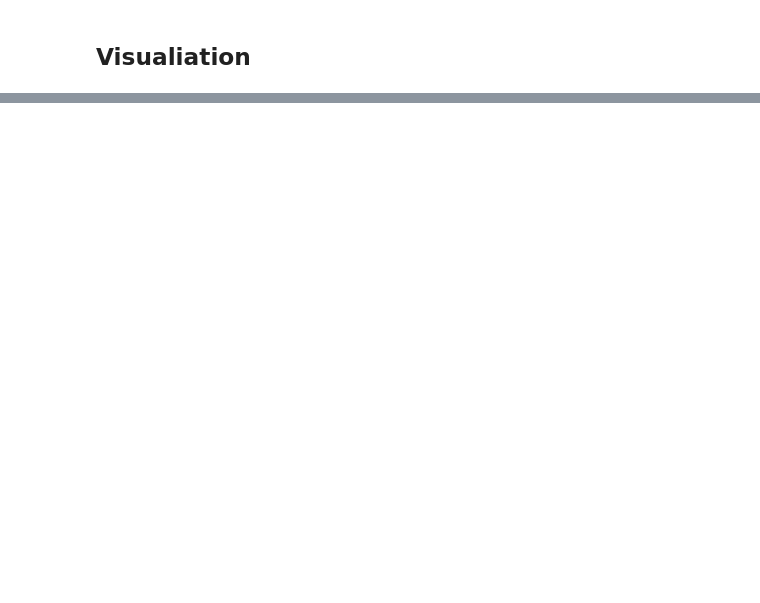
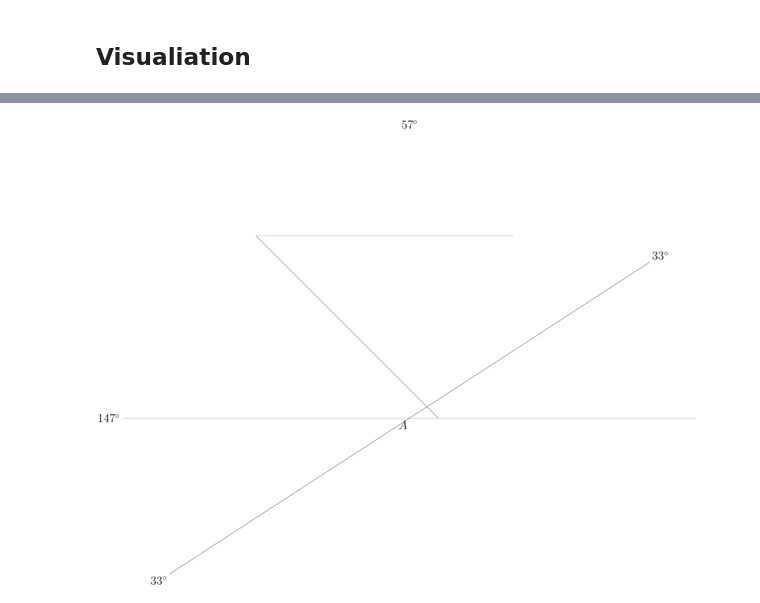
Before and after one commit to tiviluson/Math-tutor-VAS, a Jupyter notebook: backend/api/asymptote/viztool.ipynb, the cells around one changed output, grey strips where cells are left out. Cells and saved outputs as stored; diff of their text form; code cells hidden in the pictures; blank space fills up the shorter version.

```diff
--- a/backend/api/asymptote/viztool.ipynb
+++ b/backend/api/asymptote/viztool.ipynb
@@ -390,4 +32,0 @@ VizS.gen_html_visualization()
-# %%
-# VizS.html_code to html file
-with open("visualization.html", "w") as f:
-    f.write(VizS.html_code)
@@ -606,0 +64,9 @@ PNG file created at: asy_output/my_asymptote_plot.png
+# %%
+class Prompt:
+    def __init__(self):
+        self.gen_asymptote = ""
+        self.get_key_objects = ""
+        self.get_drawing_steps = ""
+        self.get_geometry_reasoning = ""
+
+IPrompt = Prompt()
@@ -606,0 +985,15 @@ PNG file created at: asy_output/my_asymptote_plot.png
+# %%
+import requests
+
+problem_1 = "APB forms a straight line. If the measure of angle APC is eighty-one degrees larger than the measure of angle DPB, and the measures of angles CPD and DPB are equal, then what is the measure, in degrees, of angle CPB?"
+problem_2 = 'Given the measure of angle A is 33 degree. Find the sum of the measures of the complementary angle, supplementary angle and vertical angle for angle A.'
+
+problem = {"problem_text": problem_1}
+# Create a new session with the problem
+response = requests.post(f"http://127.0.0.1:8000/sessions", json=problem)
+session_data = response.json()
+print("Session ID:", session_data["session_id"])
+
+# Get solution
+response = requests.get(f"http://127.0.0.1:8000/solution", json={"session_id": session_data["session_id"]})
+solution = response.json()
@@ -606,0 +1002,14 @@ PNG file created at: asy_output/my_asymptote_plot.png
+# %%
+VizS = VizSolver(
+    session_id=session_data["session_id"],
+    init_problem=problem["problem_text"],
+    tutor_solution=solution["solution_text"],
+    IPrompt=IPrompt,
+)
+
+VizS.viz_reasoning()
+print("Key Points:", VizS.keyobjects)
+print("="* 50)
+print("Drawing Steps:", VizS.drawing_guides)
+print("="* 50)
+print("Geometry Reasoning:", VizS.geometry_reasoning)
@@ -606,0 +1075,4 @@ PNG file created at: asy_output/my_asymptote_plot.png
+# %%
+viz_asym(VizS.asymptote_code)
+# %% [output]
+[figure, added]
```
Also changed, not shown: parts of 43 cells of this notebook.
